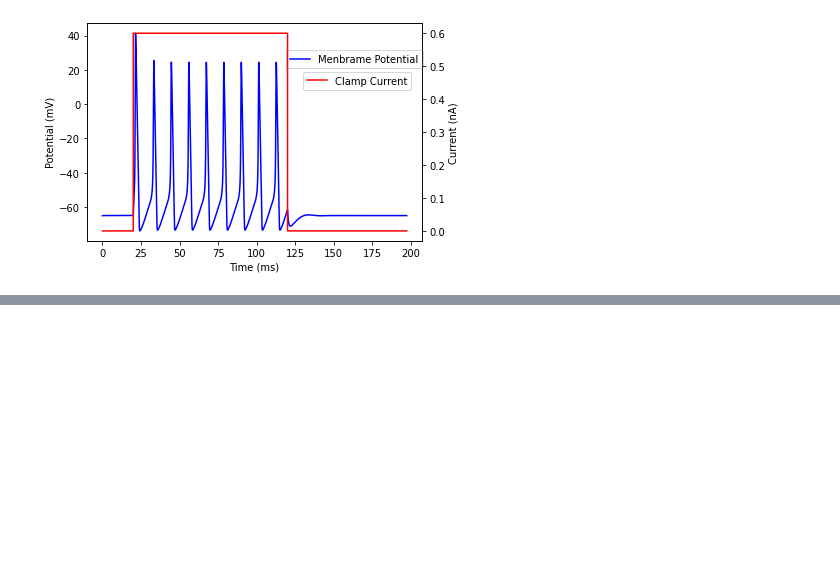
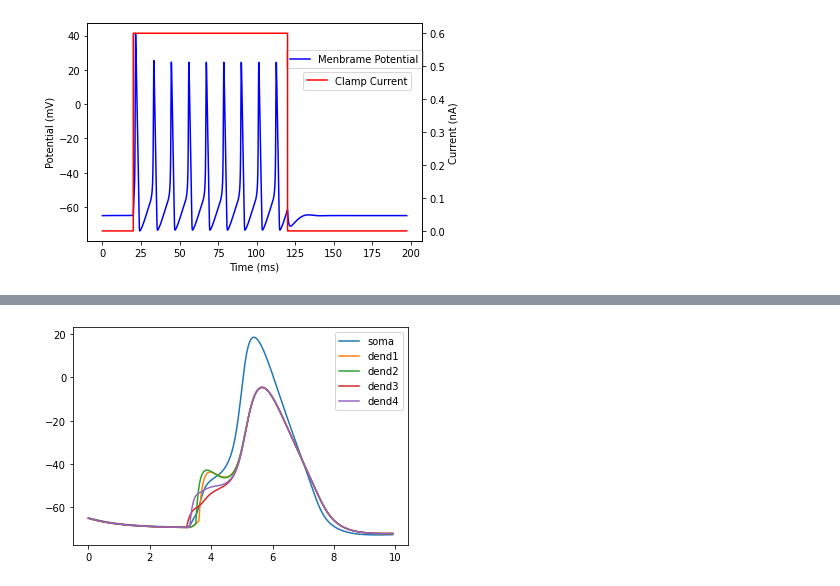
Before and after one commit to atakehiro/Neural_Simulator-Colab, a Jupyter notebook: NEURON1.ipynb, the cells around one changed output, grey strips where cells are left out. Saved outputs shown, nothing was run; the diff lists cells and outputs as text; code cells hidden in the pictures; blank space fills up the shorter version.

```diff
--- a/NEURON1.ipynb
+++ b/NEURON1.ipynb
@@ -85,0 +88,22 @@ plt.show()
+# %%
+# 細胞体一つに4つの樹状突起をつける
+soma = h.Section(name='soma')
+dend1 = h.Section(name='dend1')
+dend2 = h.Section(name='dend2')
+dend3 = h.Section(name='dend3')
+dend4 = h.Section(name='dend4')
+# 樹状突起を細胞体の0.1に配置
+dend1.connect(soma(0.1))
+dend2.connect(soma(0.1))
+dend3.connect(soma(0.1))
+dend4.connect(soma(0.1))
+# 長さの設定
+soma.L = soma.diam = 12.6157 # micron
+dend1.L = dend2.L = dend3.L = dend4.L = 200 # micron
+dend1.diam = dend2.diam = dend3.diam = dend4.diam = 1.0 # micron
+# 計算モデルの設定
+soma.insert('hh')
+dend1.insert('pas')
+dend2.insert('pas')
+dend3.insert('pas')
+dend4.insert('pas')
@@ -85,0 +152,12 @@ plt.show()
+# %%
+# 微分方程式の数値計算の設定
+cvode = h.CVode()
+cvode.active(1)
+cvode.atol(1.0e-5)
+# 記録変数の設定
+soma_v = h.Vector().record(soma(0.5)._ref_v)
+dend1_v = h.Vector().record(dend1(0.5)._ref_v)
+dend2_v = h.Vector().record(dend2(0.5)._ref_v)
+dend3_v = h.Vector().record(dend3(0.5)._ref_v)
+dend4_v = h.Vector().record(dend4(0.5)._ref_v)
+t = h.Vector().record(h._ref_t)
@@ -85,0 +171,11 @@ plt.show()
+# %%
+# プロット
+plt.plot(t, soma_v, label='soma')
+plt.plot(t, dend1_v, label='dend1')
+plt.plot(t, dend2_v, label='dend2')
+plt.plot(t, dend3_v, label='dend3')
+plt.plot(t, dend4_v, label='dend4')
+plt.legend()
+plt.show()
+# %% [output]
+[figure, added]
```
Also changed, not shown: parts of 10 cells of this notebook.
